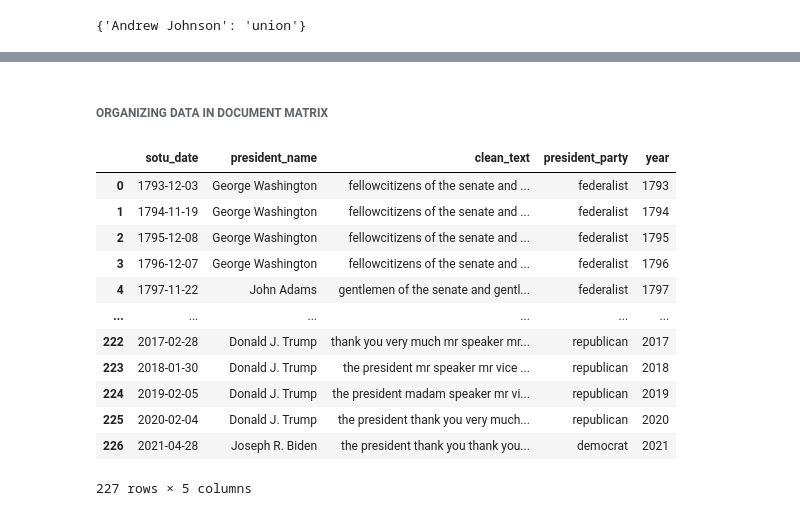
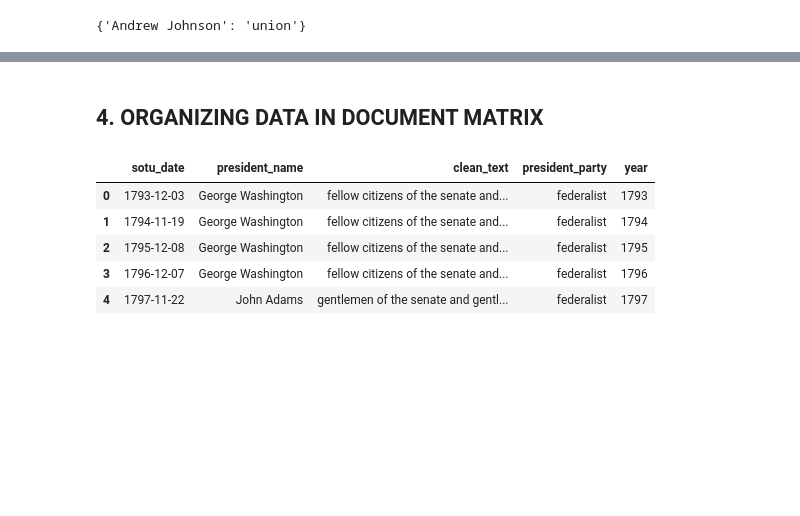
Before and after one commit to tiroger/NLP-SOTU, a Jupyter notebook: scrape_sotu_archives.ipynb, the cells around one changed output, grey strips where cells are left out. Cells and saved outputs as stored; diff of their text form; code cells hidden in the pictures; blank space fills up the shorter version.

```diff
--- a/scrape_sotu_archives.ipynb
+++ b/scrape_sotu_archives.ipynb
@@ -359,0 +374,4 @@ clean_sotu_speeches['year'] = pd.DatetimeIndex(clean_sotu_speeches.sotu_date).ye
+# %%
+# Merging the contents of the list of raw transcripts into a single string
+clean_sotu_speeches.raw_text = clean_sotu_speeches.raw_text.apply(lambda x: ''.join(x))
+clean_sotu_speeches.raw_text
@@ -363,14 +394,29 @@ clean_sotu_speeches['year'] = pd.DatetimeIndex(clean_sotu_speeches.sotu_date).ye
 # 3. Removing numerical values
 # 4. removing non-sensical text (e.g. /n)
 
-clean_sotu_speeches.raw_text = clean_sotu_speeches.raw_text.str.lower() # converts text to lower case
-clean_sotu_speeches.raw_text = clean_sotu_speeches.raw_text.str.replace('[^\w\s]','') # removes punctuations
-clean_sotu_speeches.raw_text = clean_sotu_speeches.raw_text.str.replace('\d+', '') # removes numbers
-clean_sotu_speeches.raw_text = [re.sub('\w*\d\w*', '', word) for word in clean_sotu_speeches.raw_text] # removes words with numbers
-clean_sotu_speeches.raw_text = [re.sub('\[.*?\]', '', word) for word in clean_sotu_speeches.raw_text] # removes words in square brackets
-clean_sotu_speeches.raw_text = [re.sub('[%s]' % re.escape(string.punctuation), '', text) for text in clean_sotu_speeches.raw_text]
-clean_sotu_speeches.raw_text = [re.sub('[‘’“”…]', '', text) for text in clean_sotu_speeches.raw_text]
-clean_sotu_speeches.raw_text = [re.sub('\n', '', text) for text in clean_sotu_speeches.raw_text]
+# clean_sotu_speeches.raw_text = clean_sotu_speeches.raw_text.str.lower() # converts text to lower case
+# clean_sotu_speeches.raw_text = clean_sotu_speeches.raw_text.str.replace('[^\w\s]','') # removes punctuations
+# clean_sotu_speeches.raw_text = clean_sotu_speeches.raw_text.str.replace('\d+', '') # removes numbers
+# clean_sotu_speeches.raw_text = [re.sub('\w*\d\w*', '', word) for word in clean_sotu_speeches.raw_text] # removes words with numbers
+# clean_sotu_speeches.raw_text = [re.sub('\[.*?\]', '', word) for word in clean_sotu_speeches.raw_text] # removes words in square brackets
+# clean_sotu_speeches.raw_text = [re.sub('[%s]' % re.escape(string.punctuation), '', text) for text in clean_sotu_speeches.raw_text]
+# clean_sotu_speeches.raw_text = [re.sub('[‘’“”…]', '', text) for text in clean_sotu_speeches.raw_text]
+# clean_sotu_speeches.raw_text = [re.sub('\n', '', text) for text in clean_sotu_speeches.raw_text]
+# %%
+# Function to clean up transcripts
+def clean_transcript(text):
+    text = text.lower() # converts text to lower case
+    text = re.sub(r'[^\w\s]', ' ', text) # removes punctuations
+    text = re.sub('[%s]' % re.escape(string.punctuation), '', text) # removes punctuations
+    # text = re.sub('[‘’“”…]', '', text) # removes punctuations
+    text = re.sub('\n', ' ', text) # removes new line characters
+    text = re.sub('\w*\d\w*', '', text) # removes words with numbers
+    text = text.replace('\d+', ' ') # removes numbers
+    # text = text.replace('[^\w\s]','') # removes punctuations
+    return text
+# %%
+# Applying function to clean up transcripts
+clean_sotu_speeches.raw_text = clean_sotu_speeches.raw_text.apply(lambda x: clean_transcript(x))
 # %%
 # Renaming raw text column
 clean_sotu_speeches.rename(columns={'raw_text': 'clean_text'}, inplace=True)
@@ -388,27 +434,20 @@ clean_sotu_speeches.head()
 with open('./pickled_files/clean_sotu_speeches_corpus.pkl', 'wb') as f:
     pickle.dump(clean_sotu_speeches, f)
 # %% [markdown]
-###### ORGANIZING DATA IN DOCUMENT MATRIX
+## 4. ORGANIZING DATA IN DOCUMENT MATRIX
 # %%
 # Opening pickled dataframe
 with open('./pickled_files/clean_sotu_speeches_corpus.pkl', 'rb') as f:
     clean_sotu_speeches = pickle.load(f)
 # %%
-clean_sotu_speeches
+clean_sotu_speeches.head()
 # %% [output]
 |  | sotu_date | president_name | clean_text | president_party | year |
-| 0 | 1793-12-03 | George Washington | fellowcitizens of the senate and ... | federalist | 1793 |
-| 1 | 1794-11-19 | George Washington | fellowcitizens of the senate and ... | federalist | 1794 |
-| 2 | 1795-12-08 | George Washington | fellowcitizens of the senate and ... | federalist | 1795 |
-| 3 | 1796-12-07 | George Washington | fellowcitizens of the senate and ... | federalist | 1796 |
+| 0 | 1793-12-03 | George Washington | fellow citizens of the senate and... | federalist | 1793 |
+| 1 | 1794-11-19 | George Washington | fellow citizens of the senate and... | federalist | 1794 |
+| 2 | 1795-12-08 | George Washington | fellow citizens of the senate and... | federalist | 1795 |
+| 3 | 1796-12-07 | George Washington | fellow citizens of the senate and... | federalist | 1796 |
 | 4 | 1797-11-22 | John Adams | gentlemen of the senate and gentl... | federalist | 1797 |
-| ... | ... | ... | ... | ... | ... |
-| 222 | 2017-02-28 | Donald J. Trump | thank you very much mr speaker mr... | republican | 2017 |
-| 223 | 2018-01-30 | Donald J. Trump | the president mr speaker mr vice ... | republican | 2018 |
-| 224 | 2019-02-05 | Donald J. Trump | the president madam speaker mr vi... | republican | 2019 |
-| 225 | 2020-02-04 | Donald J. Trump | the president thank you very much... | republican | 2020 |
-| 226 | 2021-04-28 | Joseph R. Biden | the president thank you thank you... | democrat | 2021 |
-227 rows × 5 columns
 # %%
 # Opening party affiliations
 with open('./pickled_files/presidential_party_dict.pkl', 'rb') as f:
```
Also changed, not shown: parts of 18 cells of this notebook, 14 other files.
